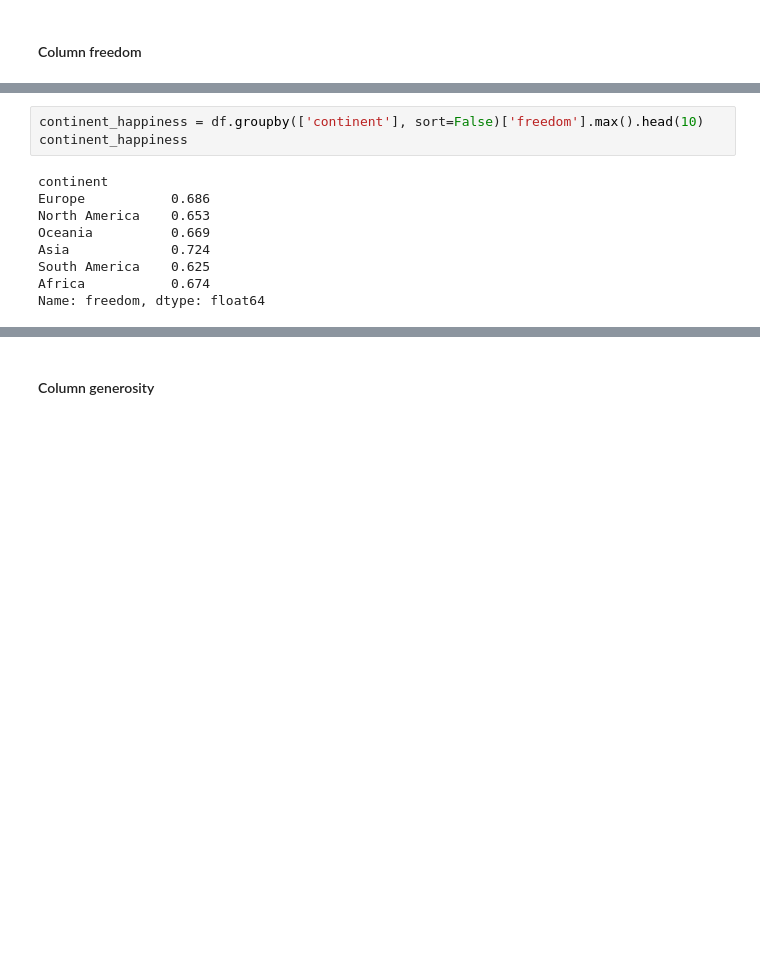
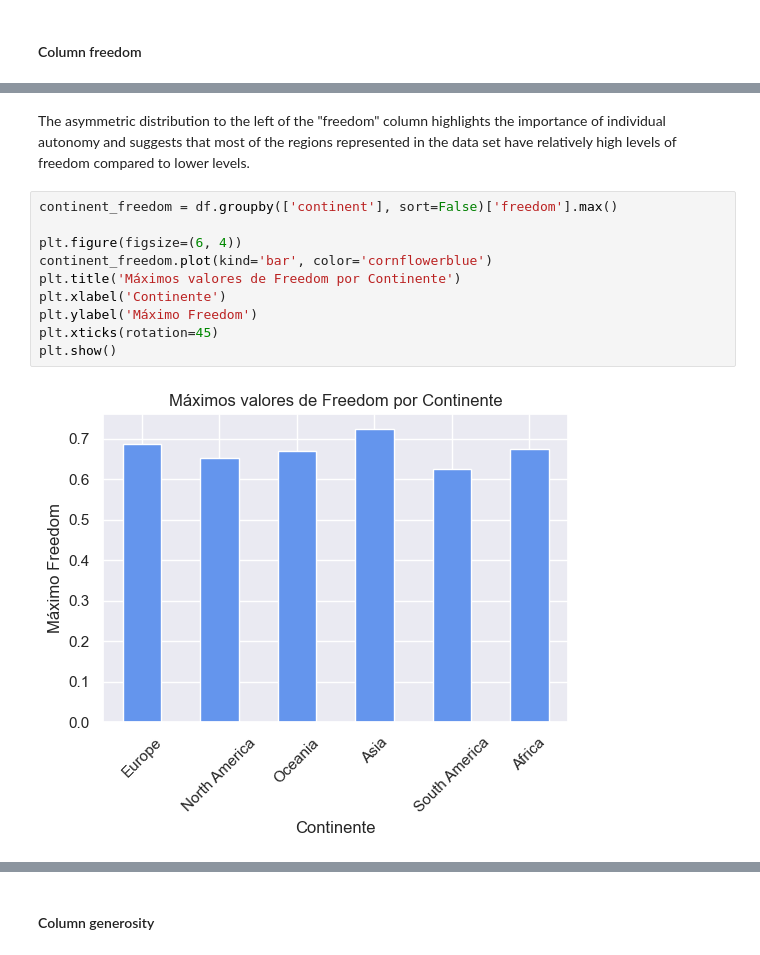
Before and after one commit to ManuelaMayorga/ETL_Workshop_03, a Jupyter notebook: notebooks/001-EDA.ipynb, the cells around one changed output, grey strips where cells are left out. Saved outputs shown, nothing was run; the diff lists cells and outputs as text; blank space fills up the shorter version.

```diff
--- a/notebooks/001-EDA.ipynb
+++ b/notebooks/001-EDA.ipynb
@@ -1119,12 +1102,14 @@ plt.show()
-# %%
-continent_happiness = df.groupby(['continent'], sort=False)['freedom'].max().head(10)
-continent_happiness
-# %% [output]
-continent
-Europe           0.686
-North America    0.653
-Oceania          0.669
-Asia             0.724
-South America    0.625
-Africa           0.674
-Name: freedom, dtype: float64
+# %% [markdown]
+The asymmetric distribution to the left of the "freedom" column highlights the importance of individual autonomy and suggests that most of the regions represented in the data set have relatively high levels of freedom compared to lower levels.
+# %%
+continent_freedom = df.groupby(['continent'], sort=False)['freedom'].max()
+
+plt.figure(figsize=(6, 4))
+continent_freedom.plot(kind='bar', color='cornflowerblue')
+plt.title('Máximos valores de Freedom por Continente')
+plt.xlabel('Continente')
+plt.ylabel('Máximo Freedom')
+plt.xticks(rotation=45)
+plt.show()
+# %% [output]
+[figure, added]
```
Also changed, not shown: parts of 23 cells of this notebook.
